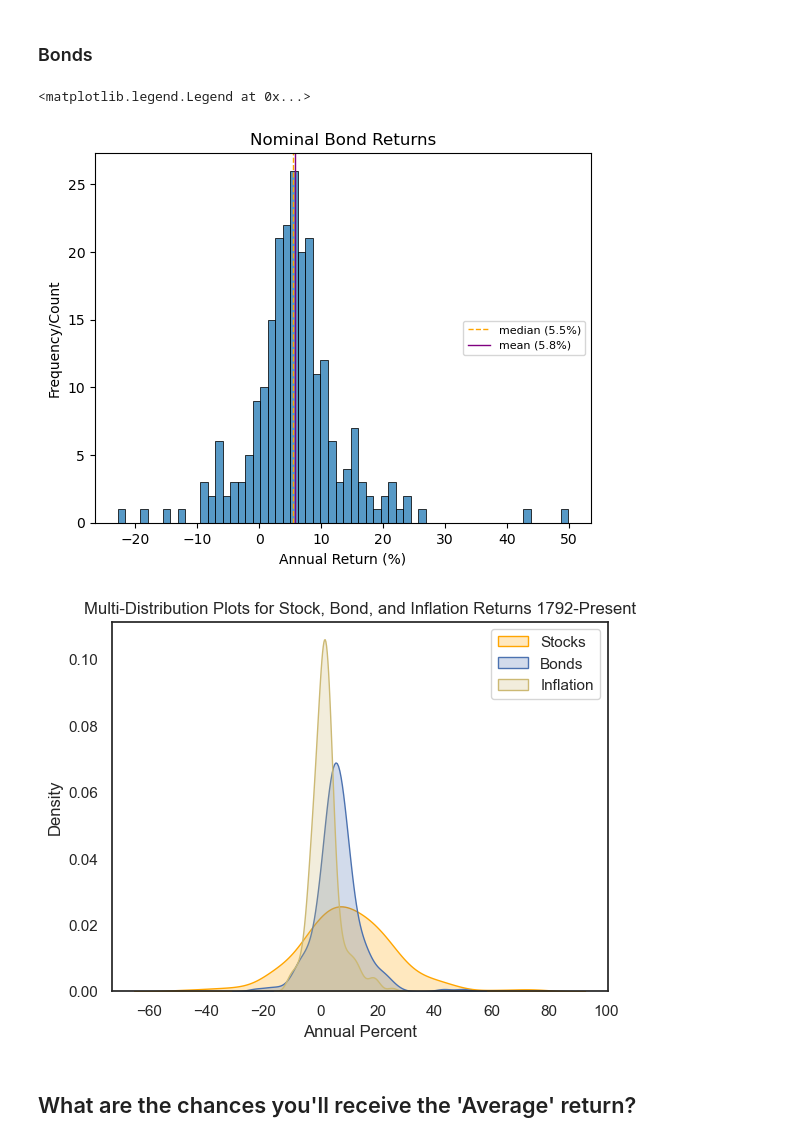
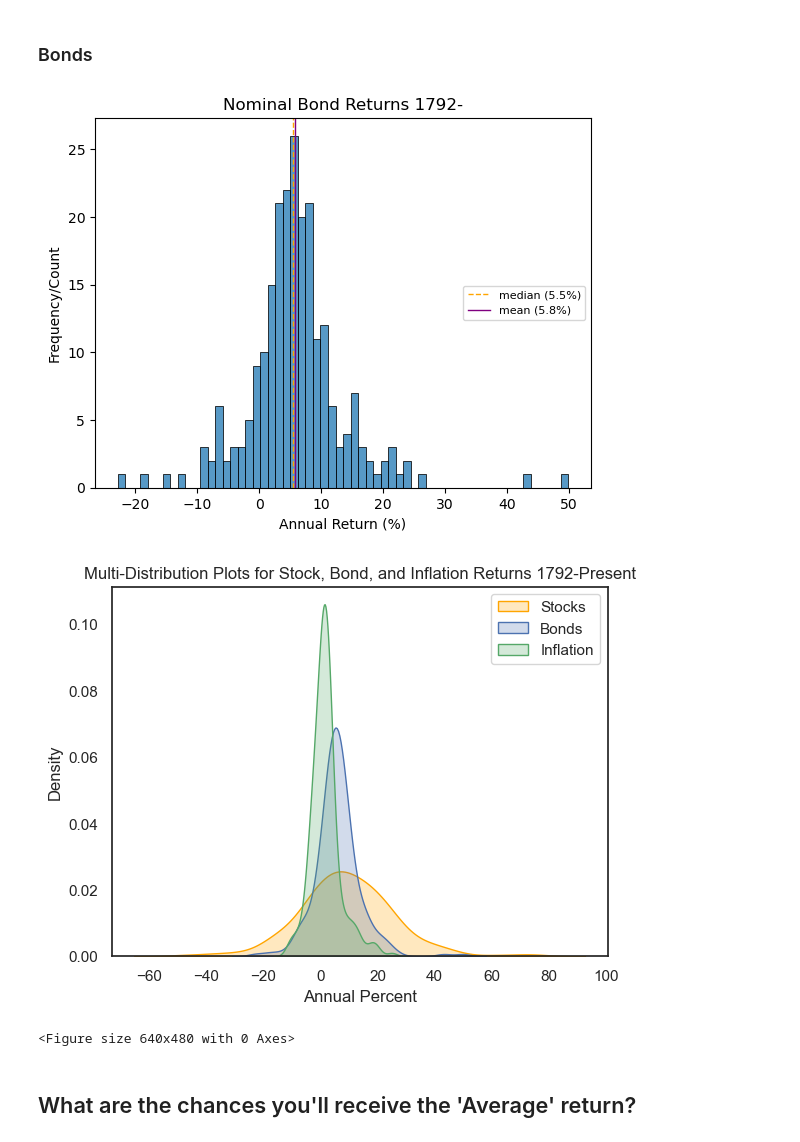
Before and after one commit to StarkArk/The_Long_View_Stocks_Bonds, a Jupyter notebook: Survey_US_Stock_Bonds.ipynb, the cells around one changed output. Drawn from its saved outputs; the diff is of its cells as text; code cells hidden in the pictures.

Commit message:
Updating returns for 2026

```diff
--- a/Survey_US_Stock_Bonds.ipynb
+++ b/Survey_US_Stock_Bonds.ipynb
@@ -144,7 +146,7 @@ plt.legend(loc="center right", fontsize=8)
 # %%
 # Create a Histogram for Bond Returns
 splot = sns.histplot(data=nominal_df, x="nom_bond_perc", bins=60)
-splot.set(xlabel = "Annual Return (%)", title = "Nominal Bond Returns", ylabel = "Frequency/Count")
+splot.set(xlabel = "Annual Return (%)", title = "Nominal Bond Returns 1792-", ylabel = "Frequency/Count")
 
 b_median = nominal_df['nom_bond_perc'].median()
 b_mean= nominal_df['nom_bond_perc'].mean()
@@ -153,34 +155,38 @@ b_mean= nominal_df['nom_bond_perc'].mean()
 plt.axvline(b_median, color='orange', linestyle='dashed', linewidth=1, label="median (" + str(round(b_median, 1)) + "%)")
 plt.axvline(b_mean, color='purple', linewidth=1, label="mean (" + str(round(b_mean, 1)) + "%)")
 plt.legend(loc="center right", fontsize=8)
+
+plt.savefig("Images/Annual_BondReturns_HistPlot")
 # %% [output]
-<matplotlib.legend.Legend at 0x...>
-[figure, old version]
+[figure, new version]
 # %%
 ### Multi-Distribution KDE Plots for Stock, Bonds, and Inflation
 # %%
 
 # style
 sns.set(style="white")
 
 # Create multiple KDE plots
 features = ['nom_stock_perc', 'nom_bond_perc', 'inflation_perc']
 asset_type = ["Stocks", "Bonds", "Inflation"]
-colors = ['orange', 'b', 'y']
+colors = ['orange', 'b', 'g']
 
 for feature, color, asset_type in zip(features, colors, asset_type):
     sns.kdeplot(nominal_df[feature], shade=True, color=color, label=asset_type)
 
 # Add title, axis labels, and legend
 plt.title('Multi-Distribution Plots for Stock, Bond, and Inflation Returns 1792-Present')
 plt.xlabel('Annual Percent')
 plt.ylabel('Density')
 plt.legend()
 
 # Show the plot
 plt.show()
+
+plt.savefig("Images/StockBondInflation_DistPlot")
 # %% [output]
-[figure, old version]
+[figure, new version]
+<Figure size 640x480 with 0 Axes>
 # %% [markdown]
 ## What are the chances you'll receive the 'Average' return?
 # %% [markdown]
```
Also changed, not shown: parts of 7 cells of this notebook, 18 other files.
